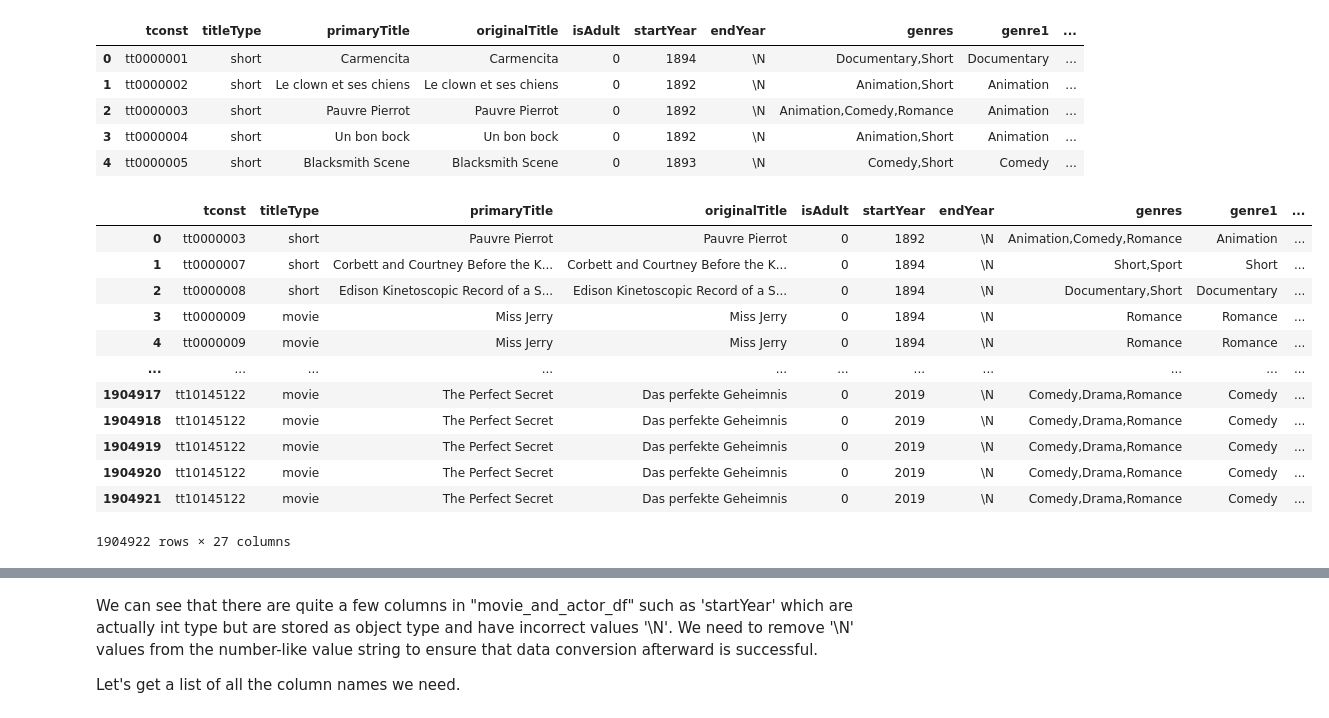
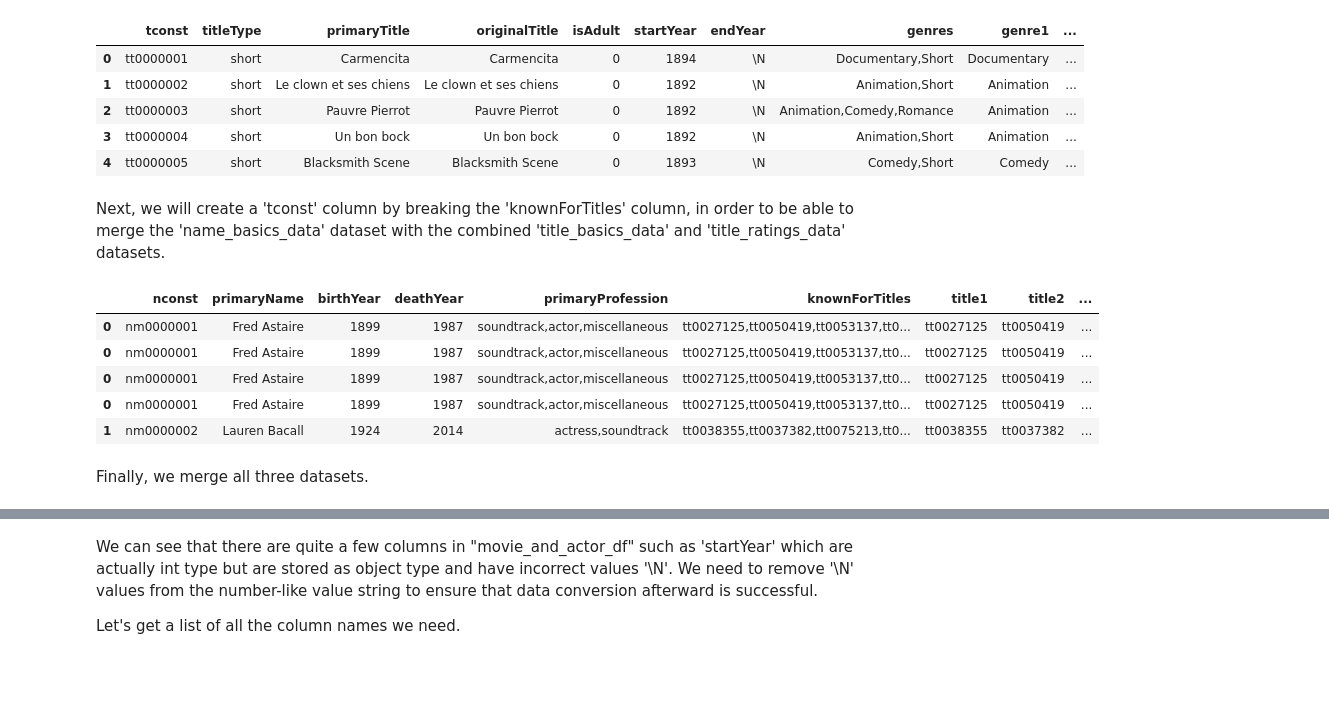
Before and after one commit to thaong1412/IMDB_Project, a Jupyter notebook: CPSC_4800_IMDB_Project.ipynb, the cells around one changed output, grey strips where cells are left out. Cells and saved outputs as stored; diff of their text form; code cells hidden in the pictures; blank space fills up the shorter version.

Commit message:
- feat(major rework): carried out some major revisions including code changes, adding a new section and fixing the table of contents

```diff
--- a/CPSC_4800_IMDB_Project.ipynb
+++ b/CPSC_4800_IMDB_Project.ipynb
@@ -474,22 +541,17 @@ merged_df.head()
 | 2 | tt0000003 | short | Pauvre Pierrot | Pauvre Pierrot | 0 | 1892 | \N | Animation,Comedy,Romance | Animation | ... |
 | 3 | tt0000004 | short | Un bon bock | Un bon bock | 0 | 1892 | \N | Animation,Short | Animation | ... |
 | 4 | tt0000005 | short | Blacksmith Scene | Blacksmith Scene | 0 | 1893 | \N | Comedy,Short | Comedy | ... |
+# %% [markdown]
+Next, we will create a 'tconst' column by breaking the 'knownForTitles' column, in order to be able to merge the 'name_basics_data' dataset with the combined 'title_basics_data' and 'title_ratings_data' datasets.
 # %%
 actors_split = df_names.assign(tconst=df_names['knownForTitles'].str.split(',')).explode('tconst')
-
-movies_people_df = pd.merge(merged_df, actors_split, left_on='tconst', right_on='tconst')
-movies_people_df
+actors_split.head()
 # %% [output]
-|  | tconst | titleType | primaryTitle | originalTitle | isAdult | startYear | endYear | genres | genre1 | ... |
-| 0 | tt0000003 | short | Pauvre Pierrot | Pauvre Pierrot | 0 | 1892 | \N | Animation,Comedy,Romance | Animation | ... |
-| 1 | tt0000007 | short | Corbett and Courtney Before the K... | Corbett and Courtney Before the K... | 0 | 1894 | \N | Short,Sport | Short | ... |
-| 2 | tt0000008 | short | Edison Kinetoscopic Record of a S... | Edison Kinetoscopic Record of a S... | 0 | 1894 | \N | Documentary,Short | Documentary | ... |
-| 3 | tt0000009 | movie | Miss Jerry | Miss Jerry | 0 | 1894 | \N | Romance | Romance | ... |
-| 4 | tt0000009 | movie | Miss Jerry | Miss Jerry | 0 | 1894 | \N | Romance | Romance | ... |
-| ... | ... | ... | ... | ... | ... | ... | ... | ... | ... | ... |
-| 1904917 | tt10145122 | movie | The Perfect Secret | Das perfekte Geheimnis | 0 | 2019 | \N | Comedy,Drama,Romance | Comedy | ... |
-| 1904918 | tt10145122 | movie | The Perfect Secret | Das perfekte Geheimnis | 0 | 2019 | \N | Comedy,Drama,Romance | Comedy | ... |
-| 1904919 | tt10145122 | movie | The Perfect Secret | Das perfekte Geheimnis | 0 | 2019 | \N | Comedy,Drama,Romance | Comedy | ... |
-| 1904920 | tt10145122 | movie | The Perfect Secret | Das perfekte Geheimnis | 0 | 2019 | \N | Comedy,Drama,Romance | Comedy | ... |
-| 1904921 | tt10145122 | movie | The Perfect Secret | Das perfekte Geheimnis | 0 | 2019 | \N | Comedy,Drama,Romance | Comedy | ... |
+|  | nconst | primaryName | birthYear | deathYear | primaryProfession | knownForTitles | title1 | title2 | ... |
+| 0 | nm0000001 | Fred Astaire | 1899 | 1987 | soundtrack,actor,miscellaneous | tt0027125,tt0050419,tt0053137,tt0... | tt0027125 | tt0050419 | ... |
+| 0 | nm0000001 | Fred Astaire | 1899 | 1987 | soundtrack,actor,miscellaneous | tt0027125,tt0050419,tt0053137,tt0... | tt0027125 | tt0050419 | ... |
+| 0 | nm0000001 | Fred Astaire | 1899 | 1987 | soundtrack,actor,miscellaneous | tt0027125,tt0050419,tt0053137,tt0... | tt0027125 | tt0050419 | ... |
+| 0 | nm0000001 | Fred Astaire | 1899 | 1987 | soundtrack,actor,miscellaneous | tt0027125,tt0050419,tt0053137,tt0... | tt0027125 | tt0050419 | ... |
+| 1 | nm0000002 | Lauren Bacall | 1924 | 2014 | actress,soundtrack | tt0038355,tt0037382,tt0075213,tt0... | tt0038355 | tt0037382 | ... |
-1904922 rows × 27 columns
+# %% [markdown]
+Finally, we merge all three datasets.
```
Also changed, not shown: parts of 78 cells of this notebook.
